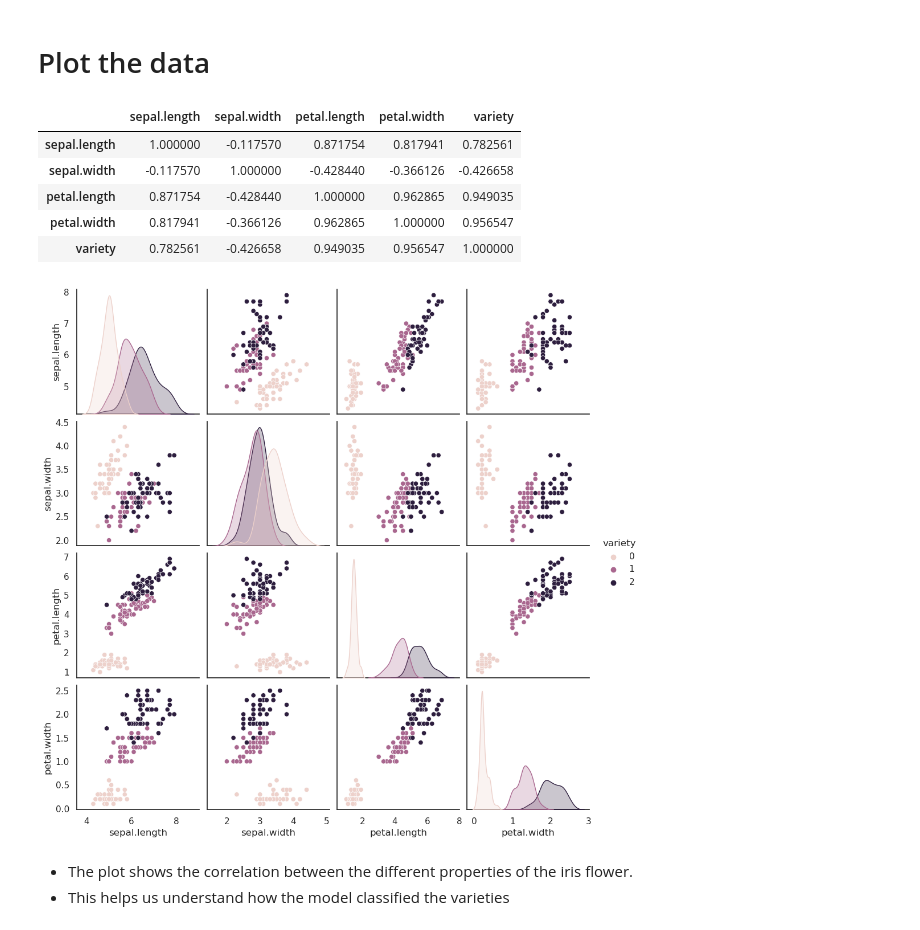
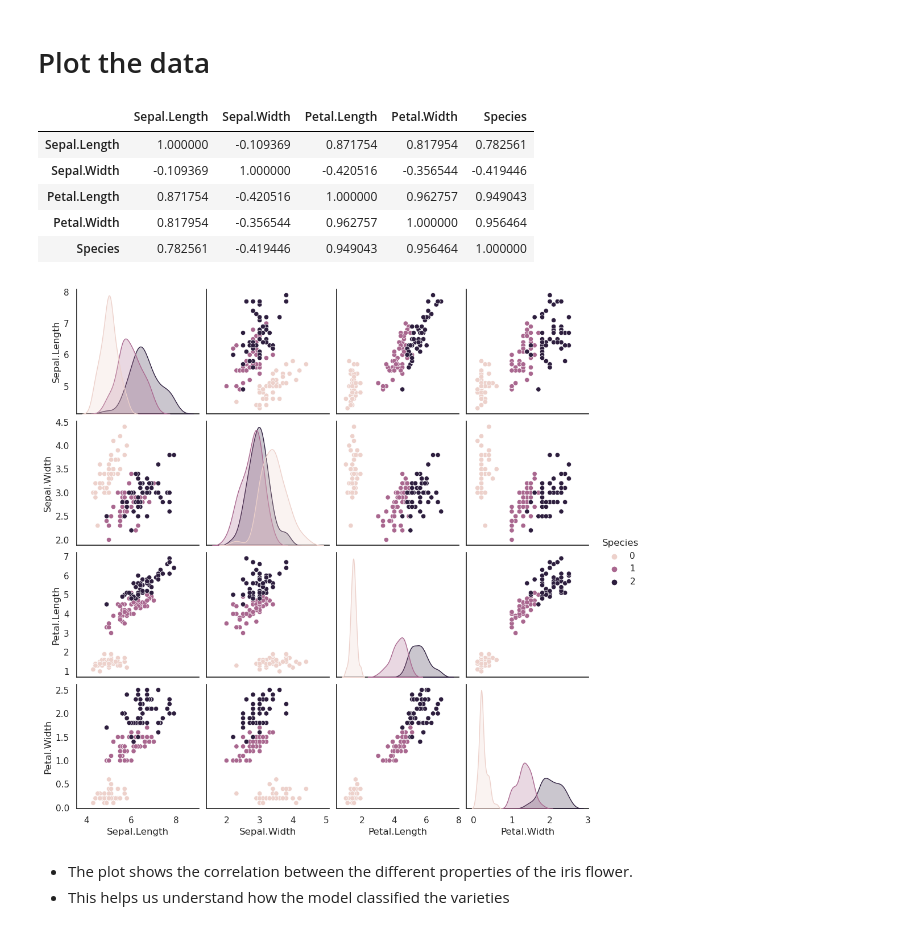
Before and after one commit to anirudhkoteshwar/logistic-regression-iris-dataset, a Jupyter notebook: log_reg.ipynb, the cells around one changed output. Saved outputs shown, nothing was run; the diff lists cells and outputs as text; code cells hidden in the pictures.

```diff
--- a/log_reg.ipynb
+++ b/log_reg.ipynb
@@ -33,0 +25,15 @@ dataset.head()
+# %%
+# add a header line to the data file
+
+with open("./datasets/iris.data", 'r+') as f:
+        first_line = f.readline()
+        if first_line != '"Sepal.Length","Sepal.Width","Petal.Length","Petal.Width","Species"' :
+                content = f.read()
+                f.seek(0, 0)
+                f.write('"Sepal.Length","Sepal.Width","Petal.Length","Petal.Width","Species"'.rstrip('\r\n') + '\n' + content)
+
+
+dataset = pd.read_csv("./datasets/iris.data")
+
+# confirm dataset has been read
+dataset.head()
@@ -42,13 +55,13 @@ sb.FacetGrid(dataset, hue="variety", height=6).map(plt.scatter, "petal.length",
 # Mapping categorical variables to numbers
 # %%
 # Map the different varieties to values
-# Setosa -> 0
-# Versicolor -> 1
-# Virginica -> 2
+# Iris-setosa -> 0
+# Iris-versicolor -> 1
+# Iris-virginica -> 2
 
-variety_map = {'Setosa': 0, 'Versicolor': 1, 'Virginica': 2}
+variety_map = {'Iris-setosa': 0, 'Iris-versicolor': 1, 'Iris-virginica': 2}
 
 # replace the variety names with the newly mapped values
-dataset["variety"] = dataset["variety"].map(variety_map)
+dataset["Species"] = dataset["Species"].map(variety_map)
 # %% [markdown]
 # Preparing Inputs and Output values to train the model
@@ -102,15 +108,15 @@ weighted avg       0.97      0.97      0.97       150
 # %% [markdown]
 # Plot the data
 # %%
-sb.pairplot(dataset,hue='variety')
+sb.pairplot(dataset,hue='Species')
 dataset.corr()
 # %% [output]
-|  | sepal.length | sepal.width | petal.length | petal.width | variety |
-| sepal.length | 1.000000 | -0.117570 | 0.871754 | 0.817941 | 0.782561 |
-| sepal.width | -0.117570 | 1.000000 | -0.428440 | -0.366126 | -0.426658 |
-| petal.length | 0.871754 | -0.428440 | 1.000000 | 0.962865 | 0.949035 |
-| petal.width | 0.817941 | -0.366126 | 0.962865 | 1.000000 | 0.956547 |
-| variety | 0.782561 | -0.426658 | 0.949035 | 0.956547 | 1.000000 |
+|  | Sepal.Length | Sepal.Width | Petal.Length | Petal.Width | Species |
+| Sepal.Length | 1.000000 | -0.109369 | 0.871754 | 0.817954 | 0.782561 |
+| Sepal.Width | -0.109369 | 1.000000 | -0.420516 | -0.356544 | -0.419446 |
+| Petal.Length | 0.871754 | -0.420516 | 1.000000 | 0.962757 | 0.949043 |
+| Petal.Width | 0.817954 | -0.356544 | 0.962757 | 1.000000 | 0.956464 |
+| Species | 0.782561 | -0.419446 | 0.949043 | 0.956464 | 1.000000 |
 [figure]
 # %% [markdown]
 - The plot shows the correlation between the different properties of the iris flower.
```
Also changed, not shown: parts of 7 cells of this notebook, 3 other files.
